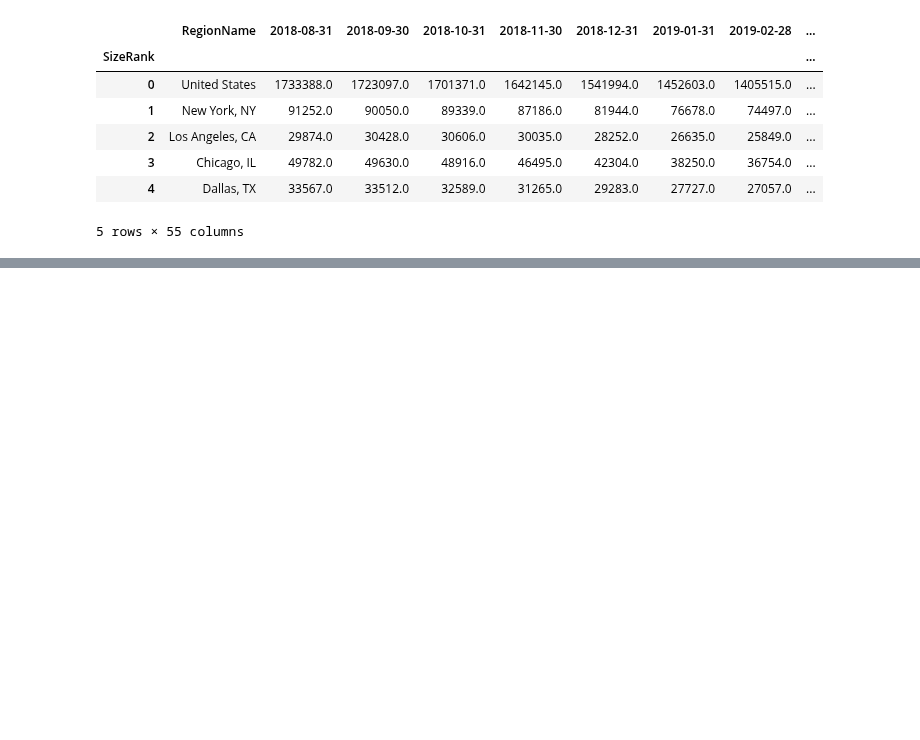
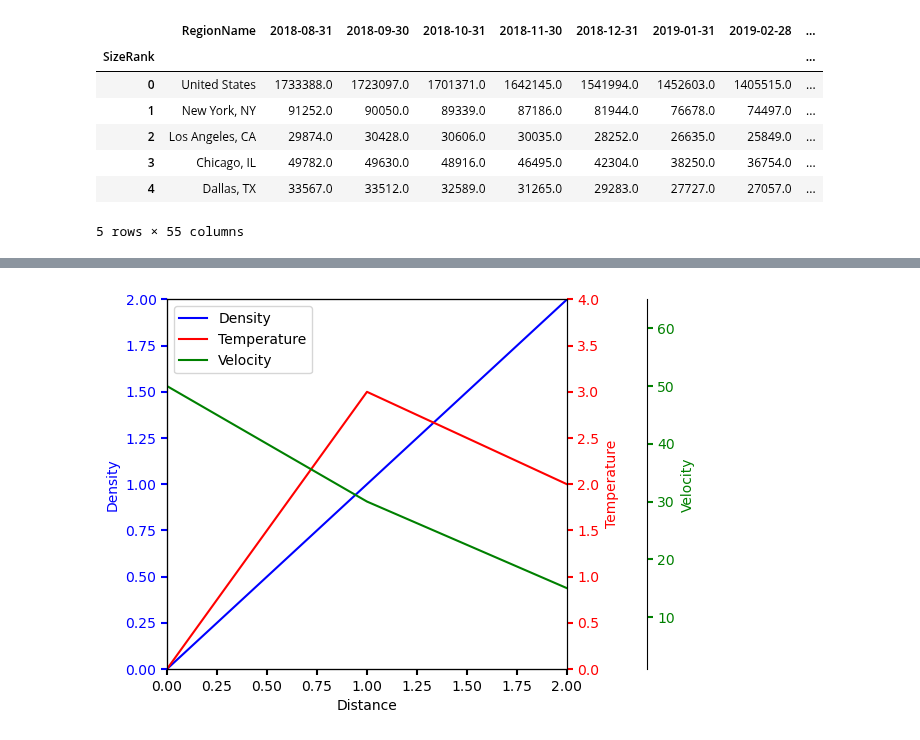
Before and after one commit to ceramicbull/Project-1-Repo, a Jupyter notebook: bens_analysis/For Sale Inventory.ipynb, the cells around one changed output, grey strips where cells are left out. Saved outputs shown, nothing was run; the diff lists cells and outputs as text; code cells hidden in the pictures; blank space fills up the shorter version.

```diff
--- a/bens_analysis/For Sale Inventory.ipynb
+++ b/bens_analysis/For Sale Inventory.ipynb
@@ -51,0 +144,40 @@ bc_top_25_inventory.to_csv(f"Top 25 For Sale Inventory.csv")
+# %%
+fig, ax = plt.subplots()
+fig.subplots_adjust(right=0.75)
+
+twin1 = ax.twinx()
+twin2 = ax.twinx()
+
+# Offset the right spine of twin2.  The ticks and label have already been
+# placed on the right by twinx above.
+twin2.spines.right.set_position(("axes", 1.2))
+
+p1, = ax.plot([0, 1, 2], [0, 1, 2], "b-", label="Density")
+p2, = twin1.plot([0, 1, 2], [0, 3, 2], "r-", label="Temperature")
+p3, = twin2.plot([0, 1, 2], [50, 30, 15], "g-", label="Velocity")
+
+ax.set_xlim(0, 2)
+ax.set_ylim(0, 2)
+twin1.set_ylim(0, 4)
+twin2.set_ylim(1, 65)
+
+ax.set_xlabel("Distance")
+ax.set_ylabel("Density")
+twin1.set_ylabel("Temperature")
+twin2.set_ylabel("Velocity")
+
+ax.yaxis.label.set_color(p1.get_color())
+twin1.yaxis.label.set_color(p2.get_color())
+twin2.yaxis.label.set_color(p3.get_color())
+
+tkw = dict(size=4, width=1.5)
+ax.tick_params(axis='y', colors=p1.get_color(), **tkw)
+twin1.tick_params(axis='y', colors=p2.get_color(), **tkw)
+twin2.tick_params(axis='y', colors=p3.get_color(), **tkw)
+ax.tick_params(axis='x', **tkw)
+
+ax.legend(handles=[p1, p2, p3])
+
+plt.show()
+# %% [output]
+[figure, added]
```
Also changed, not shown: parts of 11 cells of this notebook, 2 other files.
